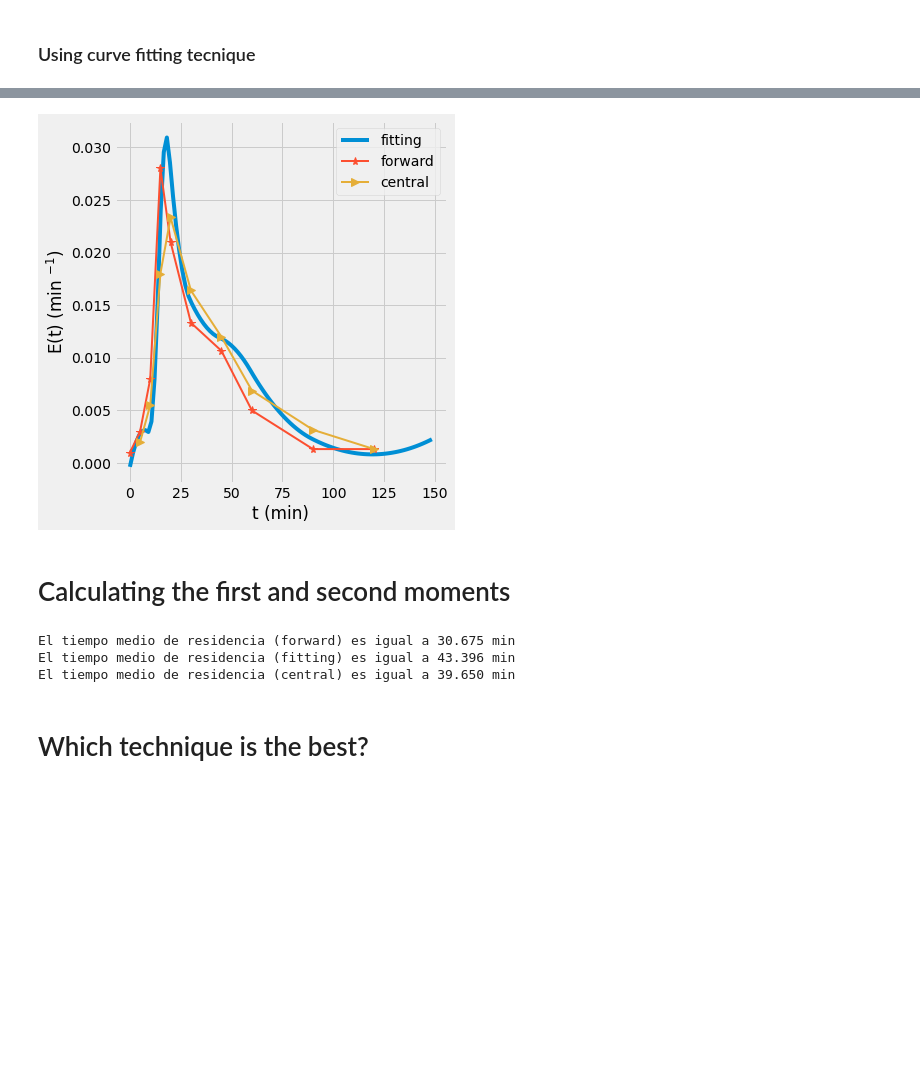
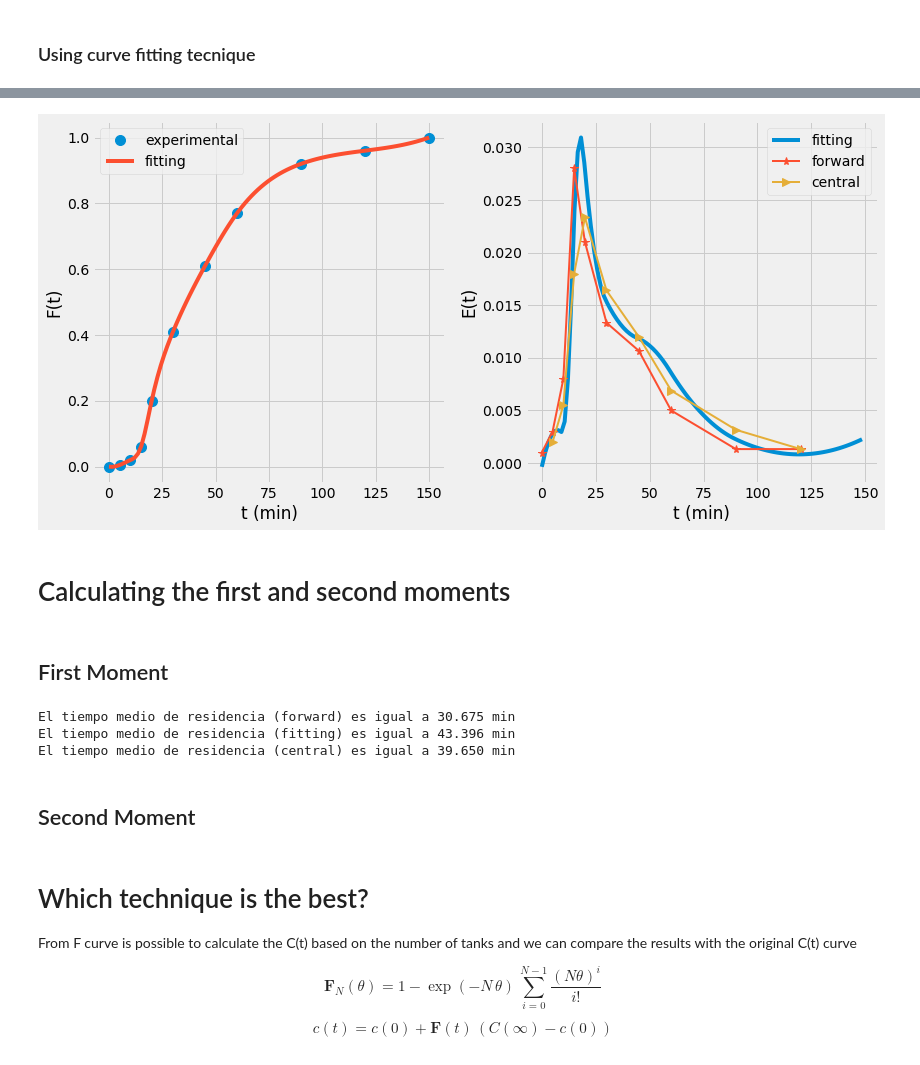
Before and after one commit to aliglara/ebook_che5314_ucv, a Jupyter notebook: codes/lect_026numberofTanks.ipynb, the cells around one changed output, grey strips where cells are left out. Drawn from its saved outputs; the diff is of its cells as text; code cells hidden in the pictures; blank space fills up the shorter version.

Commit message:
include exercise of tanks-in-serie model

```diff
--- a/codes/lect_026numberofTanks.ipynb
+++ b/codes/lect_026numberofTanks.ipynb
@@ -60,22 +45,32 @@ plt.show()
 # %%
 E_adj = np.diff(F_adj)/np.diff(t_adj)
 # %%
-fig, ax = plt.subplots(figsize=(6, 6))
+fig, (ax1, ax2) = plt.subplots(1, 2, figsize=(12, 6))
 
-ax.plot(t_adj[0:-1], E_adj, label='fitting')
-ax.plot(t[0:-1], E_forward, markersize=8, marker='*', lw=2, label='forward')
-ax.plot(t[1:-1], E_central, markersize=8, marker='>', lw=2, label='central')
+ax1.plot(t, F, markersize=10, marker='o', ls='None',
+        label='experimental')
+ax1.plot(t_adj, F_adj, label='fitting')
 
-ax.set_xlabel('t (min)')
-ax.set_ylabel('E(t) (min $^{-1}$)')
+ax1.set_xlabel('t (min)')
+ax1.set_ylabel('F(t)')
+ax1.legend(loc='best')
 
-ax.legend(loc='best')
+ax2.plot(t_adj[0:-1], E_adj, label='fitting')
+ax2.plot(t[0:-1], E_forward, markersize=8, marker='*', lw=2, label='forward')
+ax2.plot(t[1:-1], E_central, markersize=8, marker='>', lw=2, label='central')
+
+ax2.set_xlabel('t (min)')
+ax2.set_ylabel('E(t)')
+
+ax2.legend(loc='best')
 plt.tight_layout()
 plt.show()
 # %% [output]
-[figure, old version]
+[figure, new version]
 # %% [markdown]
 # Calculating the first and second moments
+# %% [markdown]
+## First Moment
 # %%
 tmean_forward = trapezoid(t[0:-1]* E_forward, t[0:-1])
 tmean_fitting = trapezoid(t_adj[0:-1]* E_adj, t_adj[0:-1])
@@ -89,3 +84,5 @@ print('El tiempo medio de residencia (central) es igual a {:1.3f} min'.format(tm
 El tiempo medio de residencia (forward) es igual a 30.675 min
 El tiempo medio de residencia (fitting) es igual a 43.396 min
 El tiempo medio de residencia (central) es igual a 39.650 min
+# %% [markdown]
+## Second Moment
@@ -92,2 +98,12 @@ El tiempo medio de residencia (central) es igual a 39.650 min
 # %% [markdown]
 # Which technique is the best?
+
+From F curve is possible to calculate the C(t) based on the number of tanks and we can compare the results with the original C(t) curve
+
+\begin{equation}
+\mathbf{F}_N(\theta) = 1 - \exp \left(-N\,\theta\right)\,\sum\limits_{i=0}^{N-1}{\frac{(N\theta)^i}{i!}}
+\end{equation}
+
+\begin{equation}
+c(t) = c(0) + \mathbf{F}(t)\,\left( C(\infty) - c(0) \right)
+\end{equation}
```
Also changed, not shown: parts of 7 cells of this notebook, 16 other files.
